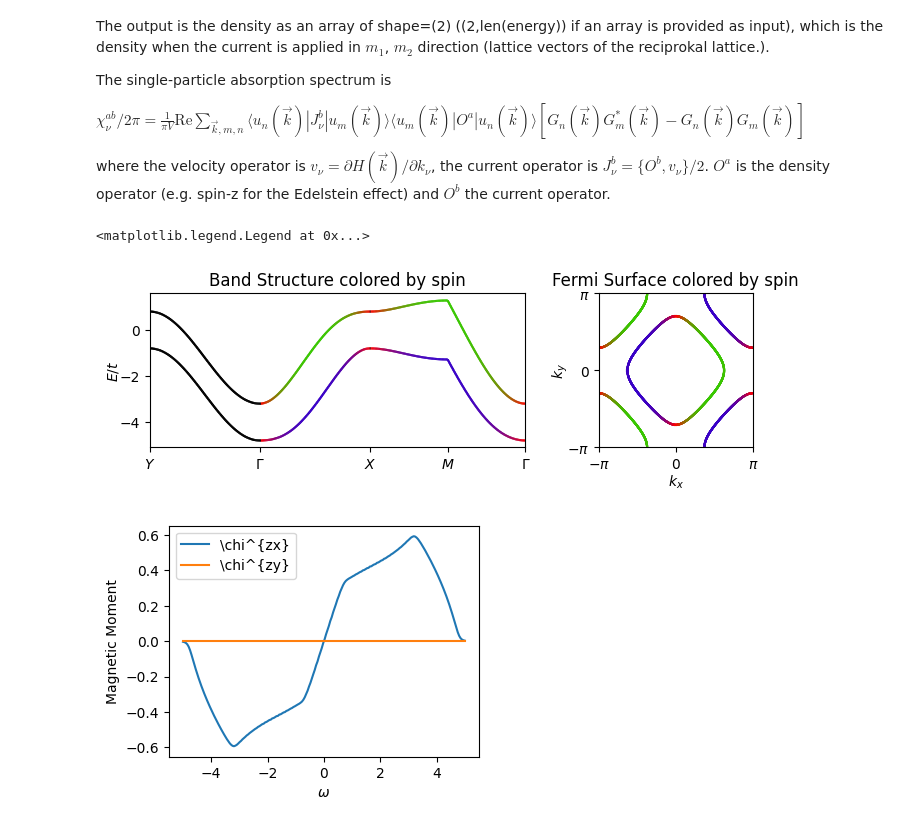
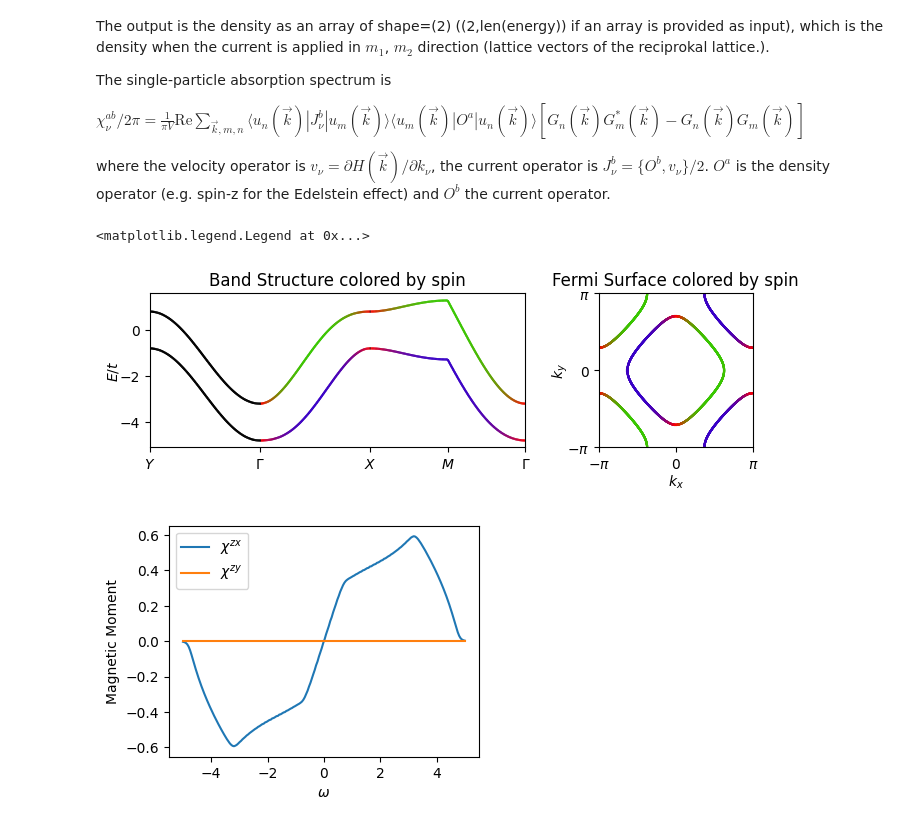
Before and after one commit to valeeb/blochK, a Jupyter notebook: tutorials/basics.ipynb, the cells around one changed output. Drawn from its saved outputs; the diff is of its cells as text; code cells hidden in the pictures.

```diff
--- a/tutorials/basics.ipynb
+++ b/tutorials/basics.ipynb
@@ -357,33 +359,33 @@ where the velocity operator is $v_\nu = \partial H(\vec{k})/\partial k_\nu$, the
 #for this we use a slighly different Hamiltonian, with 2 bands per spin.
 import blochK.hamiltonian_testing as hamiltonian_testing
 
 H_pAFM = Hamiltonian2D(hamiltonian_testing.H_pAFM_fct,
                        param=dict(m=0.8,alpha=[1,0],mu=0),
                        basis_states=['up, A','up, B','down, A','down, B'],
                        basis=['spin','orbital'])
 H_pAFM.add_operator('spin', np.array([1,1,-1,-1]))
 
 
 #plot band structure and Fermi surface
 fig,axs = plt.subplots(1,2,gridspec_kw={'width_ratios': [2,1]},figsize=(8,2))
 path = ['Y','\Gamma','X','M','\Gamma']
 axs[0].set_title('Band Structure colored by spin')
 axs[1].set_title('Fermi Surface colored by spin')
 plot_bandstruc(axs[0], H_pAFM, N_samples=100, labels_points_path=path, coloring_operator=H_pAFM.operator.spin)
 plot_FS(axs[1], H_pAFM, coloring_operator=H_pAFM.operator.spin)
 
 
 #compute the edelstein effect
 omegas = np.linspace(-5,5,200)
 moments = observable.current_density_correlator(H_pAFM, energy=omegas,operator_density=H_pAFM.operator.spin,Lk=100) #shape = (n_omegas)
 
 fig,ax = plt.subplots(1,1,figsize=(4,3))
-ax.plot(omegas,moments[0],label='\chi^{zx}')
-ax.plot(omegas,moments[1],label='\chi^{zy}')
+ax.plot(omegas,moments[0],label=r'$\chi^{zx}$')
+ax.plot(omegas,moments[1],label=r'$\chi^{zy}$')
 ax.set_xlabel(r'$\omega$')
 ax.set_ylabel('Magnetic Moment')
 ax.legend()
 # %% [output]
 <matplotlib.legend.Legend at 0x...>
 [figure]
-[figure, old version]
+[figure, new version]
```
Also changed, not shown: parts of 2 cells of this notebook, 3 other files.
